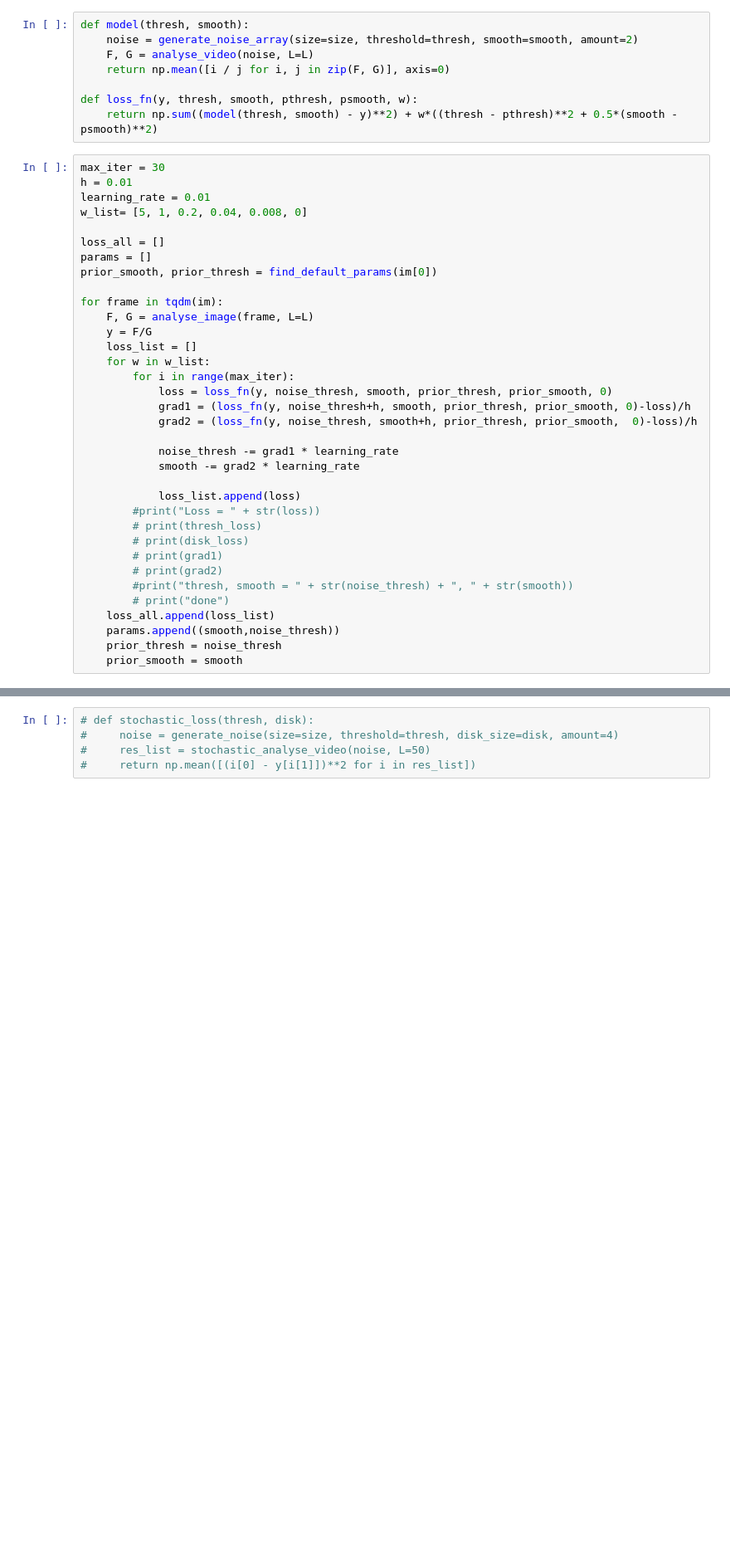
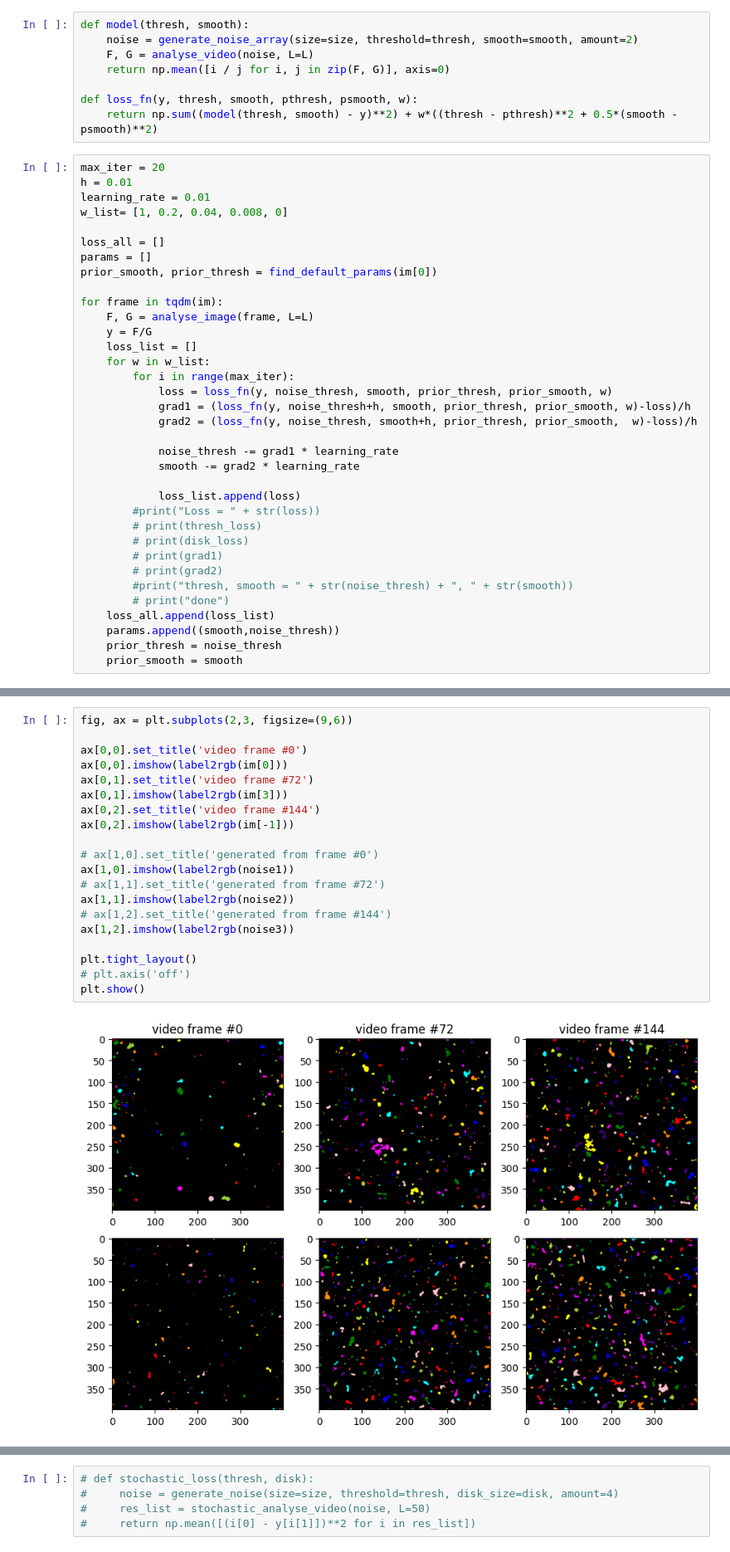
Before and after one commit to cappertherapper/Bachelorprojekt, a Jupyter notebook: grad_desc_test.ipynb, the cells around one changed output, grey strips where cells are left out. Shown at 83% size. Saved outputs shown, nothing was run; the diff lists cells and outputs as text; blank space fills up the shorter version.

```diff
--- a/grad_desc_test.ipynb
+++ b/grad_desc_test.ipynb
@@ -30,10 +28,10 @@ def model(thresh, smooth):
 def loss_fn(y, thresh, smooth, pthresh, psmooth, w):
     return np.sum((model(thresh, smooth) - y)**2) + w*((thresh - pthresh)**2 + 0.5*(smooth - psmooth)**2)
 # %%
-max_iter = 30
+max_iter = 20
 h = 0.01
 learning_rate = 0.01
-w_list= [5, 1, 0.2, 0.04, 0.008, 0]
+w_list= [1, 0.2, 0.04, 0.008, 0]
 
 loss_all = []
 params = []
@@ -45,9 +43,9 @@ for frame in tqdm(im):
     loss_list = []
     for w in w_list:
         for i in range(max_iter):
-            loss = loss_fn(y, noise_thresh, smooth, prior_thresh, prior_smooth, 0)
-            grad1 = (loss_fn(y, noise_thresh+h, smooth, prior_thresh, prior_smooth, 0)-loss)/h
-            grad2 = (loss_fn(y, noise_thresh, smooth+h, prior_thresh, prior_smooth,  0)-loss)/h
+            loss = loss_fn(y, noise_thresh, smooth, prior_thresh, prior_smooth, w)
+            grad1 = (loss_fn(y, noise_thresh+h, smooth, prior_thresh, prior_smooth, w)-loss)/h
+            grad2 = (loss_fn(y, noise_thresh, smooth+h, prior_thresh, prior_smooth,  w)-loss)/h
 
             noise_thresh -= grad1 * learning_rate
             smooth -= grad2 * learning_rate
@@ -120,0 +133,22 @@ plt.show()
+# %%
+fig, ax = plt.subplots(2,3, figsize=(9,6))
+
+ax[0,0].set_title('video frame #0')
+ax[0,0].imshow(label2rgb(im[0]))
+ax[0,1].set_title('video frame #72')
+ax[0,1].imshow(label2rgb(im[3]))
+ax[0,2].set_title('video frame #144')
+ax[0,2].imshow(label2rgb(im[-1]))
+
+# ax[1,0].set_title('generated from frame #0')
+ax[1,0].imshow(label2rgb(noise1))
+# ax[1,1].set_title('generated from frame #72')
+ax[1,1].imshow(label2rgb(noise2))
+# ax[1,2].set_title('generated from frame #144')
+ax[1,2].imshow(label2rgb(noise3))
+
+plt.tight_layout()
+# plt.axis('off')
+plt.show()
+# %% [output]
+[figure, added]
```
Also changed, not shown: parts of 10 cells of this notebook.
